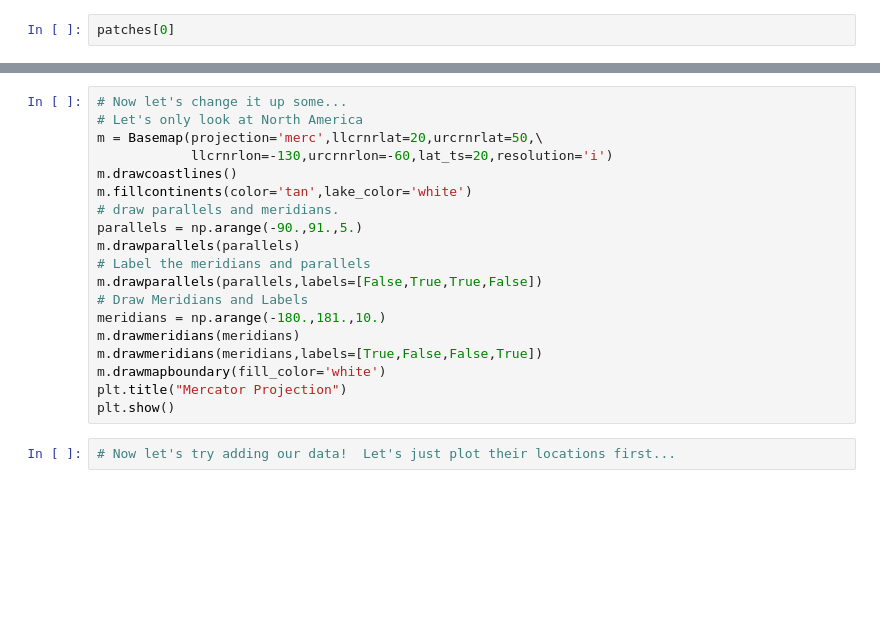
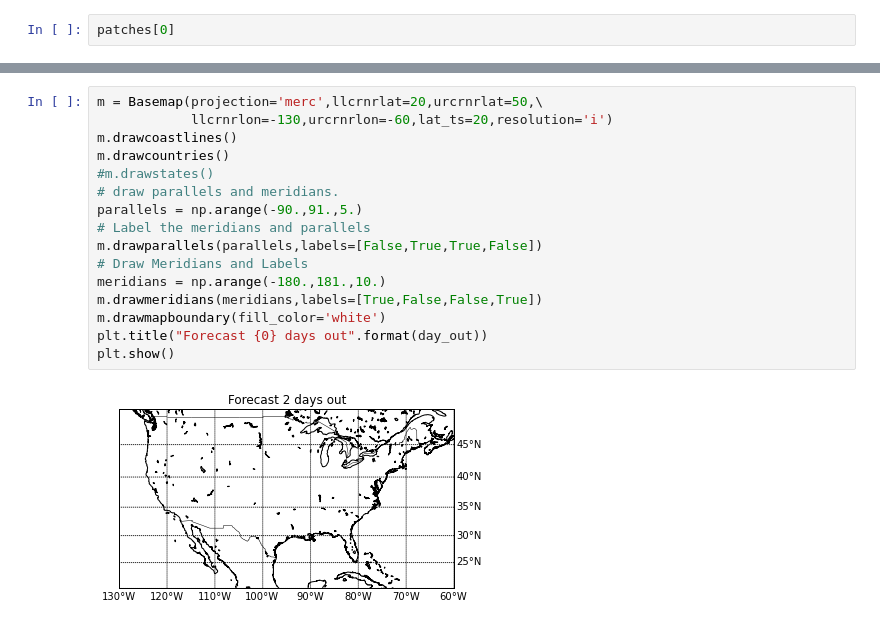
Before and after one commit to ginaschmalzle/pyladies_matplotlib_ipython_notebooks, a Jupyter notebook: pyladies.ipynb, the cells around one changed output, grey strips where cells are left out. Drawn from its saved outputs; the diff is of its cells as text; blank space fills up the shorter version.

```diff
--- a/pyladies.ipynb
+++ b/pyladies.ipynb
@@ -191,21 +236,18 @@ plt.show()
 # %%
-# Now let's change it up some...
-# Let's only look at North America
 m = Basemap(projection='merc',llcrnrlat=20,urcrnrlat=50,\
             llcrnrlon=-130,urcrnrlon=-60,lat_ts=20,resolution='i')
 m.drawcoastlines()
-m.fillcontinents(color='tan',lake_color='white')
+m.drawcountries()
+#m.drawstates()
 # draw parallels and meridians.
 parallels = np.arange(-90.,91.,5.)
-m.drawparallels(parallels)
 # Label the meridians and parallels
 m.drawparallels(parallels,labels=[False,True,True,False])
 # Draw Meridians and Labels
 meridians = np.arange(-180.,181.,10.)
-m.drawmeridians(meridians)
 m.drawmeridians(meridians,labels=[True,False,False,True])
 m.drawmapboundary(fill_color='white')
-plt.title("Mercator Projection")
+plt.title("Forecast {0} days out".format(day_out))
 plt.show()
+# %% [output]
+[figure, added]
-# %%
-# Now let's try adding our data!  Let's just plot their locations first...
```
Also changed, not shown: parts of 49 cells of this notebook, 1 other file.
